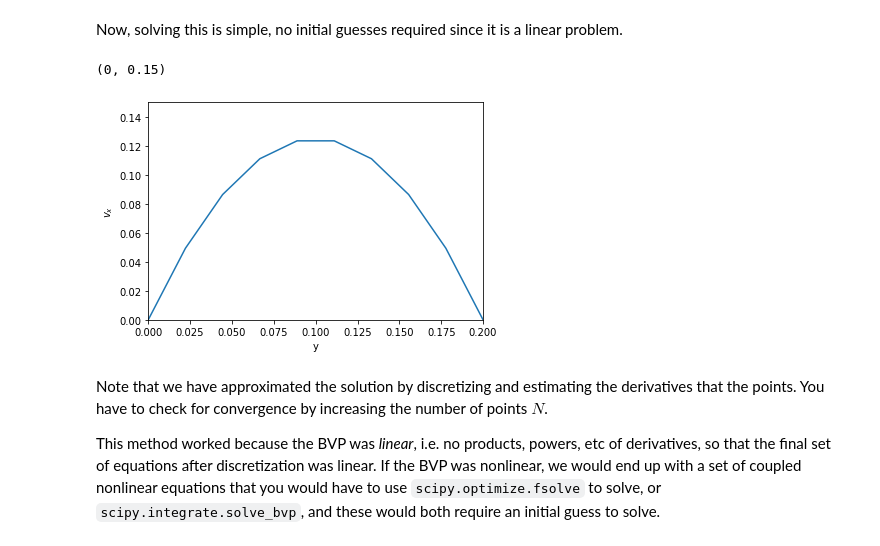
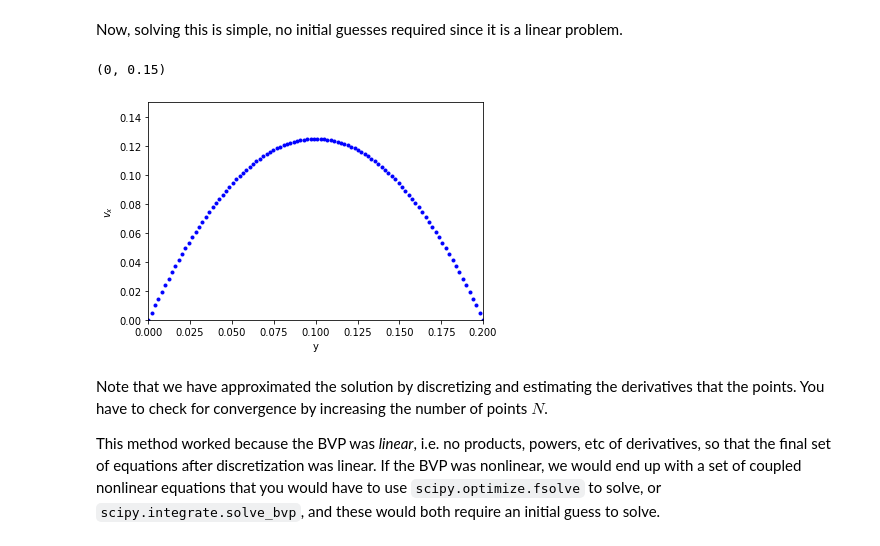
Before and after one commit to jkitchin/f19-06623, a Jupyter notebook: lectures/16-linear-algebra.ipynb, the cells around one changed output. Saved outputs shown, nothing was run; the diff lists cells and outputs as text; code cells hidden in the pictures.

```diff
--- a/lectures/16-linear-algebra.ipynb
+++ b/lectures/16-linear-algebra.ipynb
@@ -261,11 +306,12 @@ $\mathbf{A} \mathbf{v} = \mathbf{G}$. The only issue is how to code this up conv
 # %%
 B = 0.2
 
-N = 10  # You need to use enough points to make sure the derivatives are
+N = 100  # You need to use enough points to make sure the derivatives are
         # reasonably approximated
 
 y, h = np.linspace(0, B, N, retstep=True)
 
+# We only define the grid points on the inside. v0, vn are the boundary conditions.
 A = np.eye(len(y) - 2) * -2
 L = np.diag(np.ones(len(y) - 3), -1) # lower diagonal
 U = np.diag(np.ones(len(y) - 3), 1) # upper diagonal
@@ -288,24 +333,24 @@ deltaPx = -50
 v0 = vB = 0.0
 
 G = np.ones(len(y) - 2) * deltaPx / mu * h**2
-G[0] += v0
-G[-1] += vB
+G[0] -= v0
+G[-1] -= vB
 # %% [markdown]
 Now, solving this is simple, no initial guesses required since it is a linear problem.
 # %%
 vx = np.linalg.solve(A, G)
 
 %matplotlib inline
 import matplotlib.pyplot as plt
 
-plt.plot(y, np.concatenate([[v0], vx, [vB]]))
+plt.plot(y, np.concatenate([[v0], vx, [vB]]), 'b.') # concatenate is to add the BCS to the solution
 plt.xlabel('y')
 plt.ylabel('$v_x$')
 plt.xlim([0, B])
 plt.ylim([0, 0.15])
 # %% [output]
 (0, 0.15)
-[figure, old version]
+[figure, new version]
 # %% [markdown]
 Note that we have approximated the solution by discretizing and estimating the derivatives that the points. You have to check for convergence by increasing the number of points $N$.
 
```
Also changed, not shown: parts of 12 cells of this notebook.
